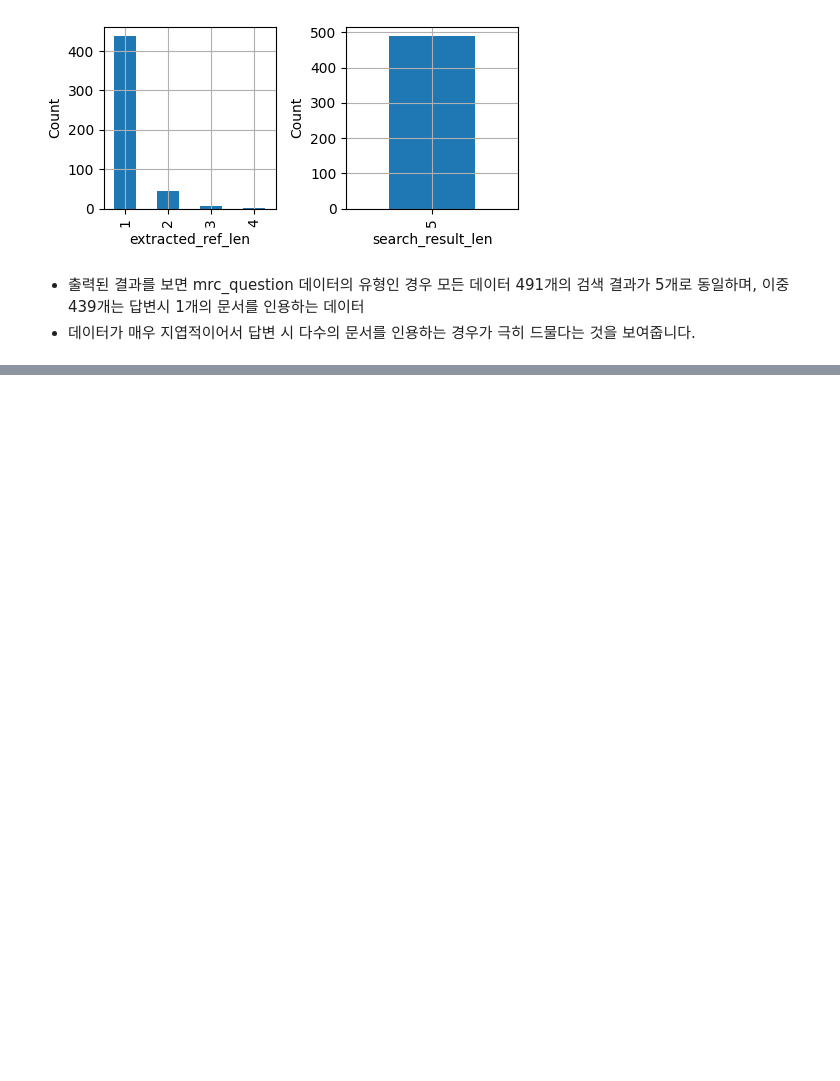
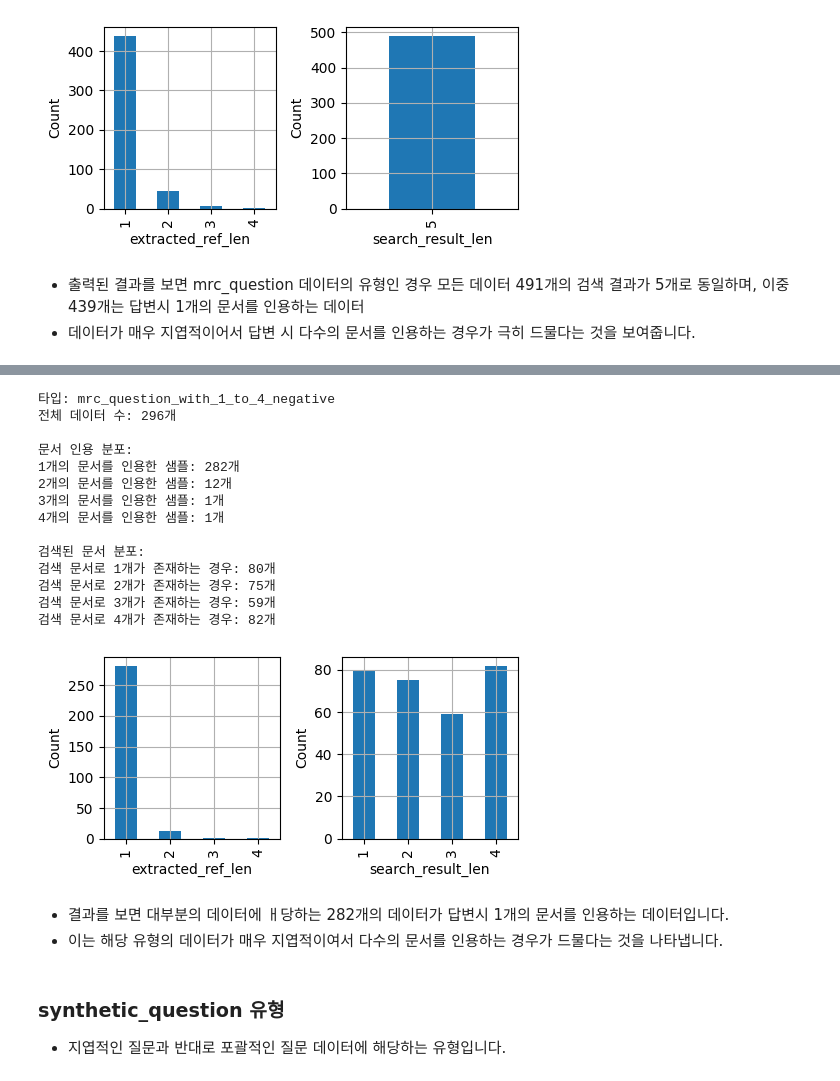
Before and after one commit to bbangwon/rag_master, a Jupyter notebook: ch08/ch08_RAG_DATASET.ipynb, the cells around one changed output, grey strips where cells are left out. Drawn from its saved outputs; the diff is of its cells as text; code cells hidden in the pictures; blank space fills up the shorter version.

```diff
--- a/ch08/ch08_RAG_DATASET.ipynb
+++ b/ch08/ch08_RAG_DATASET.ipynb
@@ -178,0 +186,25 @@ plot_lengths_by_type(df, "mrc_question")
+# %%
+plot_lengths_by_type(df, "mrc_question_with_1_to_4_negative")
+# %% [output]
+타입: mrc_question_with_1_to_4_negative
+전체 데이터 수: 296개
+
+문서 인용 분포:
+1개의 문서를 인용한 샘플: 282개
+2개의 문서를 인용한 샘플: 12개
+3개의 문서를 인용한 샘플: 1개
+4개의 문서를 인용한 샘플: 1개
+
+검색된 문서 분포:
+검색 문서로 1개가 존재하는 경우: 80개
+검색 문서로 2개가 존재하는 경우: 75개
+검색 문서로 3개가 존재하는 경우: 59개
+검색 문서로 4개가 존재하는 경우: 82개
+[figure, added]
+# %% [markdown]
+- 결과를 보면 대부분의 데이터에 ㅐ당하는 282개의 데이터가 답변시 1개의 문서를 인용하는 데이터입니다.
+- 이는 해당 유형의 데이터가 매우 지엽적이여서 다수의 문서를 인용하는 경우가 드물다는 것을 나타냅니다.
+# %% [markdown]
+### synthetic_question 유형
+
+- 지엽적인 질문과 반대로 포괄적인 질문 데이터에 해당하는 유형입니다.
```
Also changed, not shown: parts of 13 cells of this notebook, 3 other files.
